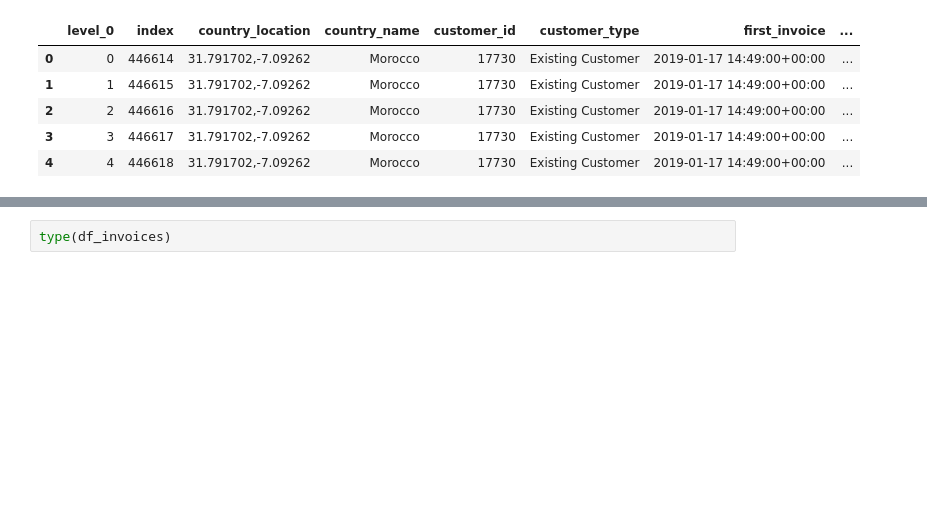
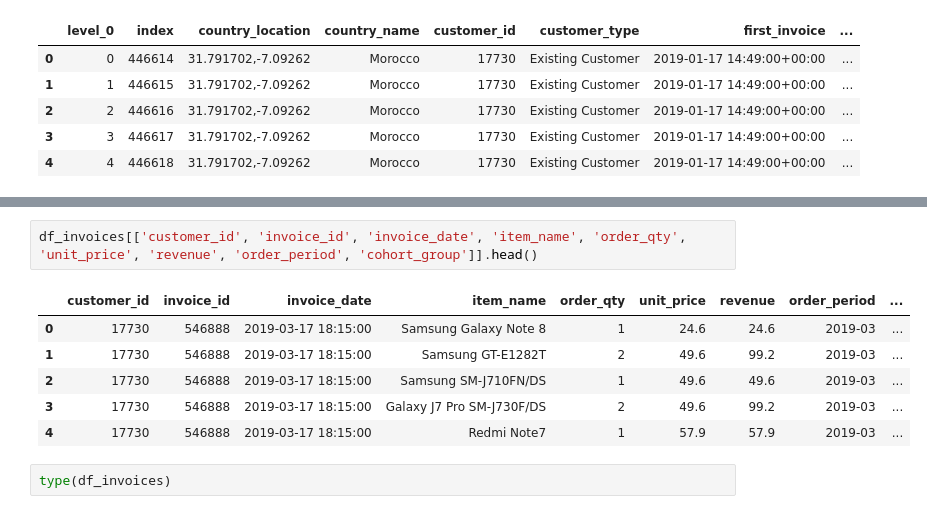
Before and after one commit to synapticielfactory/cohort_analysis, a Jupyter notebook: eland_pandas_cohort.ipynb, the cells around one changed output, grey strips where cells are left out. Saved outputs shown, nothing was run; the diff lists cells and outputs as text; blank space fills up the shorter version.

```diff
--- a/eland_pandas_cohort.ipynb
+++ b/eland_pandas_cohort.ipynb
@@ -149,3 +158,12 @@ df_invoices.head()
+# %%
+df_invoices[['customer_id', 'invoice_id', 'invoice_date', 'item_name', 'order_qty', 'unit_price', 'revenue', 'order_period', 'cohort_group']].head()
+# %% [output]
+|  | customer_id | invoice_id | invoice_date | item_name | order_qty | unit_price | revenue | order_period | ... |
+| 0 | 17730 | 546888 | 2019-03-17 18:15:00 | Samsung Galaxy Note 8 | 1 | 24.6 | 24.6 | 2019-03 | ... |
+| 1 | 17730 | 546888 | 2019-03-17 18:15:00 | Samsung GT-E1282T | 2 | 49.6 | 99.2 | 2019-03 | ... |
+| 2 | 17730 | 546888 | 2019-03-17 18:15:00 | Samsung SM-J710FN/DS | 1 | 49.6 | 49.6 | 2019-03 | ... |
+| 3 | 17730 | 546888 | 2019-03-17 18:15:00 | Galaxy J7 Pro SM-J730F/DS | 2 | 49.6 | 99.2 | 2019-03 | ... |
+| 4 | 17730 | 546888 | 2019-03-17 18:15:00 | Redmi Note7 | 1 | 57.9 | 57.9 | 2019-03 | ... |
 # %%
 type(df_invoices)
 # %% [output]
```
Also changed, not shown: parts of 7 cells of this notebook, 9 other files.
